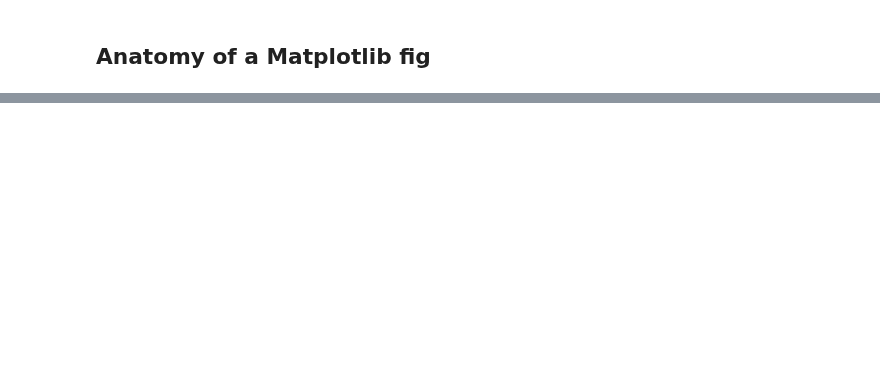
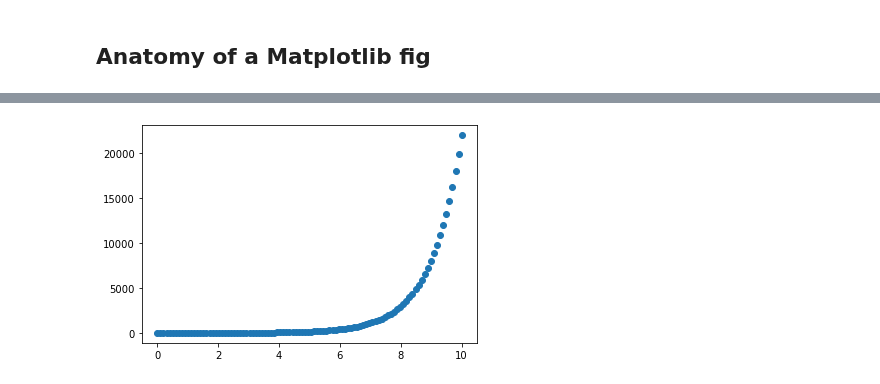
Before and after one commit to Jammal7/Introduction_to_Data_Science, a Jupyter notebook: Introduction_to_Matplotlib.ipynb, the cells around one changed output, grey strips where cells are left out. Saved outputs shown, nothing was run; the diff lists cells and outputs as text; code cells hidden in the pictures; blank space fills up the shorter version.

```diff
--- a/Introduction_to_Matplotlib.ipynb
+++ b/Introduction_to_Matplotlib.ipynb
@@ -65,0 +134,6 @@ ax.plot(x, [10, 20, 40, 80]); #add some data
+# %%
+# Scatter plot
+fig, ax = plt.subplots()
+ax.scatter(x, np.exp(x));
+# %% [output]
+[figure, added]
```
Also changed, not shown: parts of 26 cells of this notebook, 1 other file.
